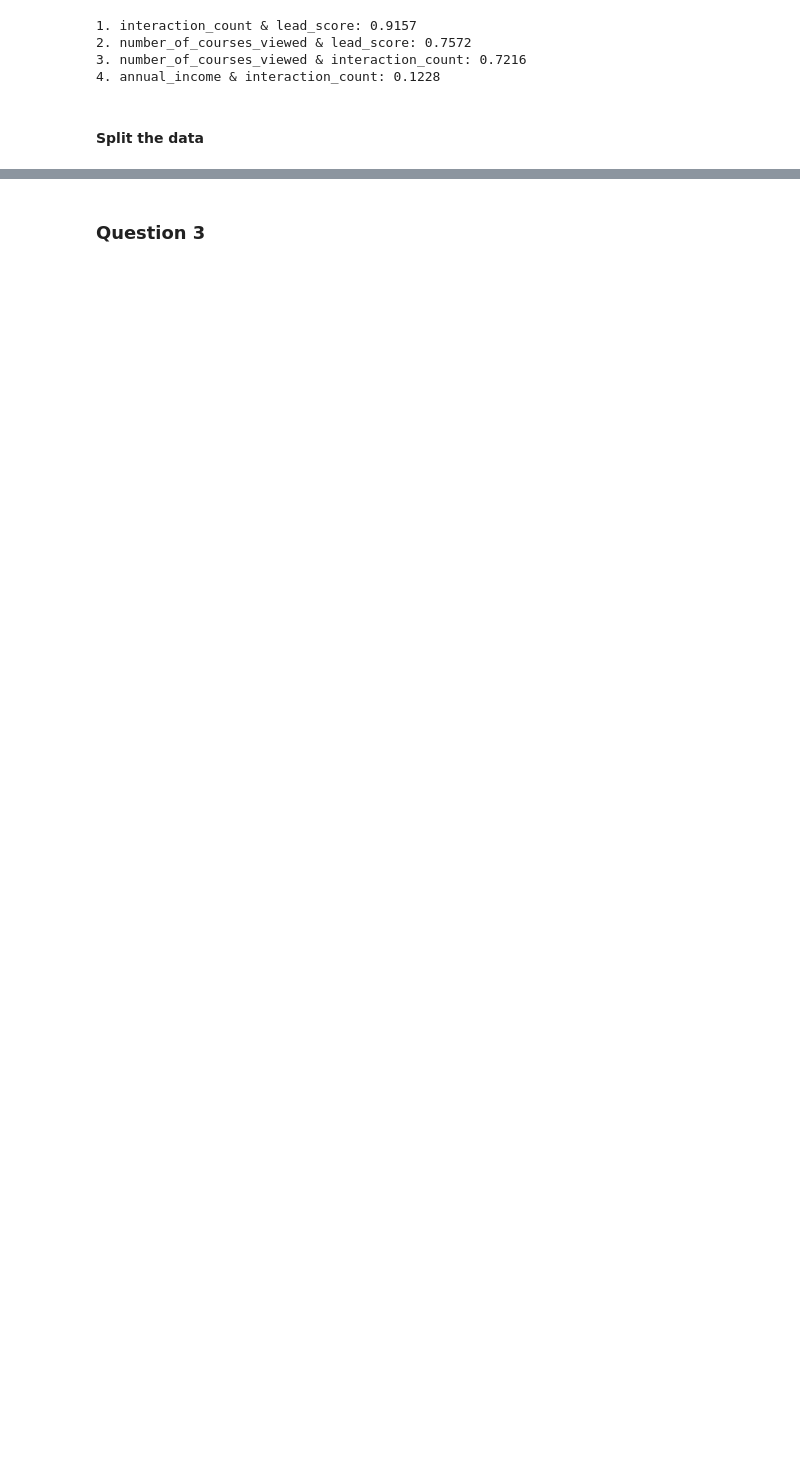
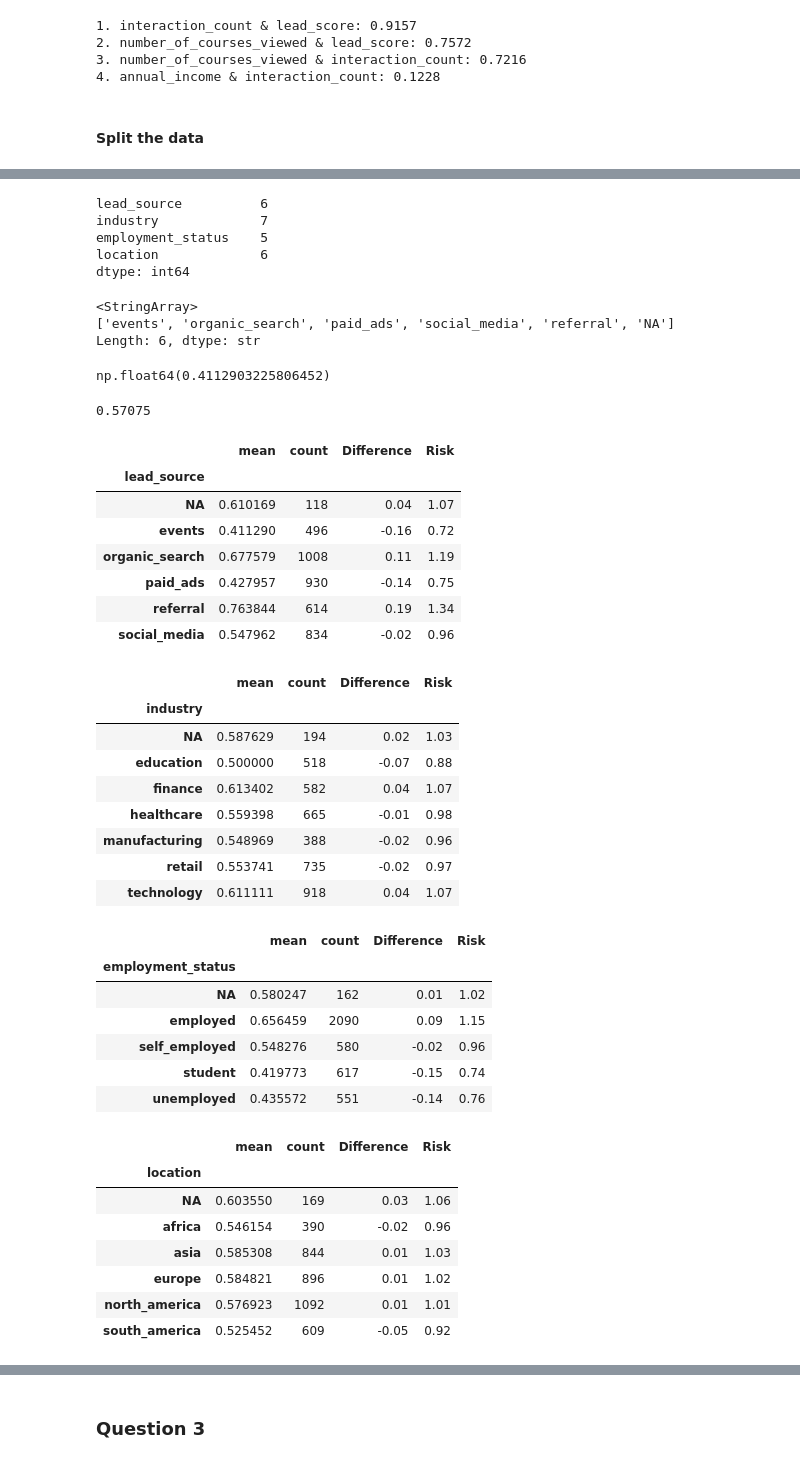
Before and after one commit to aminulaiba/machine-learning-zoomcamp-homework, a Jupyter notebook: 03-classification/homework.ipynb, the cells around one changed output, grey strips where cells are left out. Saved outputs shown, nothing was run; the diff lists cells and outputs as text; code cells hidden in the pictures; blank space fills up the shorter version.

```diff
--- a/03-classification/homework.ipynb
+++ b/03-classification/homework.ipynb
@@ -132,0 +135,5 @@ print(f"4. annual_income & interaction_count: {corr_matrix.loc['annual_income',
+# %%
+df_full_train, df_test = train_test_split(df, test_size=0.2, random_state=42)
+df_train, df_val = train_test_split(
+    df_full_train, test_size=0.25, random_state=42
+)
@@ -132,0 +173,3 @@ print(f"4. annual_income & interaction_count: {corr_matrix.loc['annual_income',
+# %%
+global_converted_rate = df_full_train.converted.mean()
+round(global_converted_rate, 2)
@@ -132,0 +190,3 @@ print(f"4. annual_income & interaction_count: {corr_matrix.loc['annual_income',
+# %%
+categorical_features = df_train.dtypes[df_train.dtypes == 'str'].index.tolist()
+categorical_features
@@ -132,0 +203,18 @@ print(f"4. annual_income & interaction_count: {corr_matrix.loc['annual_income',
+# %%
+df_full_train[categorical_features].nunique()
+# %% [output]
+lead_source          6
+industry             7
+employment_status    5
+location             6
+dtype: int64
+# %%
+df_full_train.lead_source.unique()
+# %% [output]
+<StringArray>
+['events', 'organic_search', 'paid_ads', 'social_media', 'referral', 'NA']
+Length: 6, dtype: str
+# %%
+df_full_train[df_full_train.lead_source == 'events'].converted.mean()
+# %% [output]
+np.float64(0.4112903225806452)
@@ -132,0 +223,42 @@ print(f"4. annual_income & interaction_count: {corr_matrix.loc['annual_income',
+# %%
+print(global_converted_rate)
+for c in categorical_features:
+    df_goup = df_full_train.groupby(c).converted.agg(['mean', 'count'])
+    df_goup['Difference'] = round(df_goup['mean'] - global_converted_rate, 2)
+    df_goup['Risk'] = round(df_goup['mean']/global_converted_rate, 2)
+    display(df_goup)
+    print()
+# %% [output]
+0.57075
+|  | mean | count | Difference | Risk |
+| lead_source |  |  |  |  |
+| NA | 0.610169 | 118 | 0.04 | 1.07 |
+| events | 0.411290 | 496 | -0.16 | 0.72 |
+| organic_search | 0.677579 | 1008 | 0.11 | 1.19 |
+| paid_ads | 0.427957 | 930 | -0.14 | 0.75 |
+| referral | 0.763844 | 614 | 0.19 | 1.34 |
+| social_media | 0.547962 | 834 | -0.02 | 0.96 |
+|  | mean | count | Difference | Risk |
+| industry |  |  |  |  |
+| NA | 0.587629 | 194 | 0.02 | 1.03 |
+| education | 0.500000 | 518 | -0.07 | 0.88 |
+| finance | 0.613402 | 582 | 0.04 | 1.07 |
+| healthcare | 0.559398 | 665 | -0.01 | 0.98 |
+| manufacturing | 0.548969 | 388 | -0.02 | 0.96 |
+| retail | 0.553741 | 735 | -0.02 | 0.97 |
+| technology | 0.611111 | 918 | 0.04 | 1.07 |
+|  | mean | count | Difference | Risk |
+| employment_status |  |  |  |  |
+| NA | 0.580247 | 162 | 0.01 | 1.02 |
+| employed | 0.656459 | 2090 | 0.09 | 1.15 |
+| self_employed | 0.548276 | 580 | -0.02 | 0.96 |
+| student | 0.419773 | 617 | -0.15 | 0.74 |
+| unemployed | 0.435572 | 551 | -0.14 | 0.76 |
+|  | mean | count | Difference | Risk |
+| location |  |  |  |  |
+| NA | 0.603550 | 169 | 0.03 | 1.06 |
+| africa | 0.546154 | 390 | -0.02 | 0.96 |
+| asia | 0.585308 | 844 | 0.01 | 1.03 |
+| europe | 0.584821 | 896 | 0.01 | 1.02 |
+| north_america | 0.576923 | 1092 | 0.01 | 1.01 |
+| south_america | 0.525452 | 609 | -0.05 | 0.92 |
```
Also changed, not shown: parts of 33 cells of this notebook.
